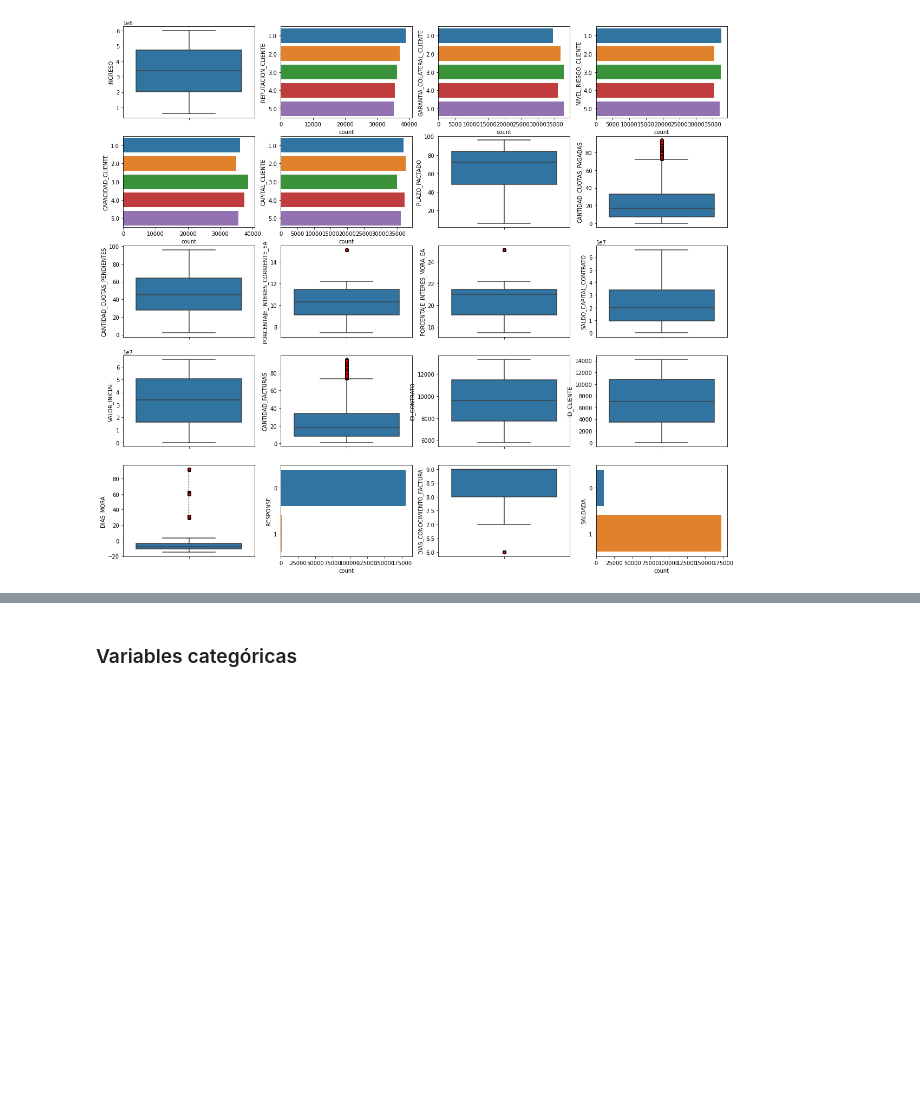
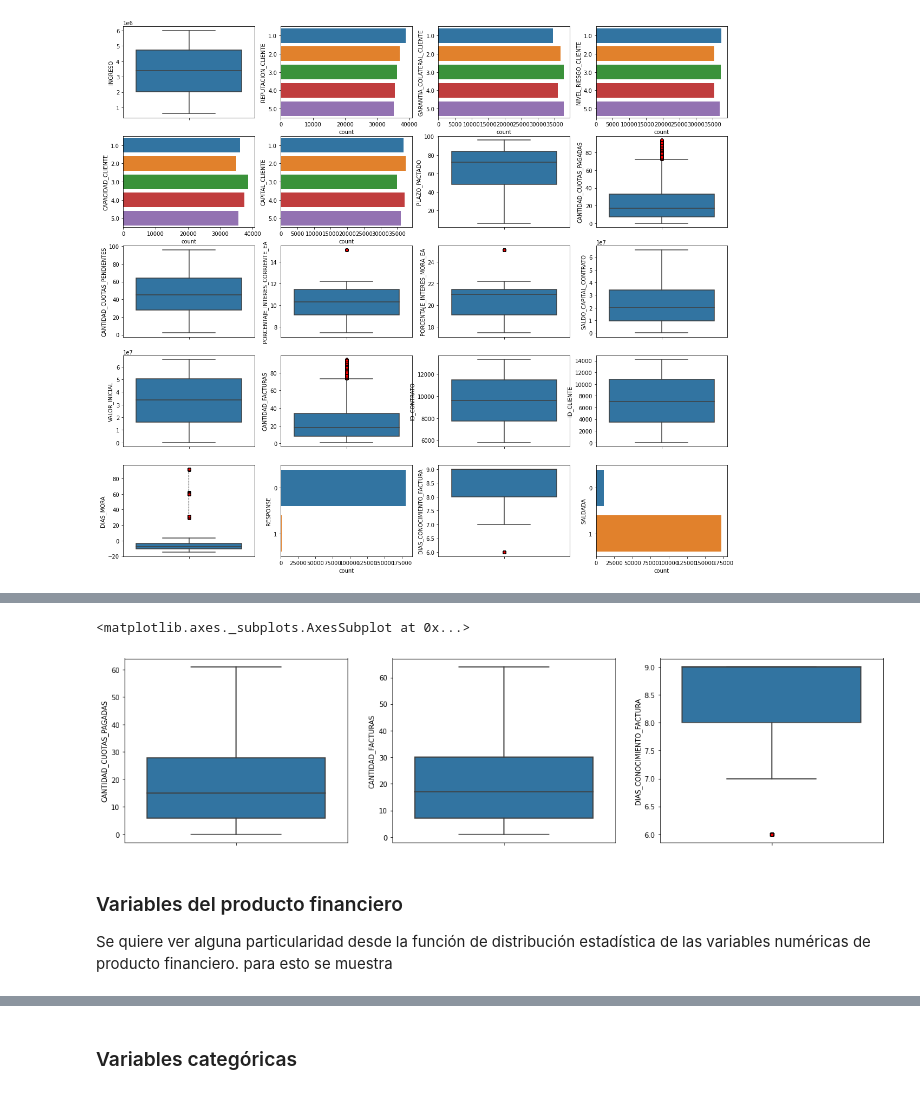
Before and after one commit to jomen93/Cartera, a Jupyter notebook: Modelo.ipynb, the cells around one changed output, grey strips where cells are left out. Cells and saved outputs as stored; diff of their text form; code cells hidden in the pictures; blank space fills up the shorter version.

```diff
--- a/Modelo.ipynb
+++ b/Modelo.ipynb
@@ -229,0 +287,8 @@ for i in range(row):
+# %%
+%load_ext autoreload
+%autoreload 2
+
+Outliers_columns = ["CANTIDAD_CUOTAS_PAGADAS", "CANTIDAD_FACTURAS", "DIAS_MORA"]
+DATA[Outliers_columns]= Remove_Outliers(DATA[Outliers_columns])
+
+# Debug
@@ -229,0 +303,13 @@ for i in range(row):
+# %%
+fig, ax = plt.subplots(1, 3, figsize=(20, 5))
+
+sns.boxplot(y=DATA["CANTIDAD_CUOTAS_PAGADAS"],ax=ax[0], flierprops=flp)
+sns.boxplot(y=DATA["CANTIDAD_FACTURAS"],ax=ax[1], flierprops=flp)
+sns.boxplot(y=DATA["DIAS_CONOCIMIENTO_FACTURA"], ax=ax[2], flierprops=flp)
+# %% [output]
+<matplotlib.axes._subplots.AxesSubplot at 0x...>
+[figure, added]
+# %% [markdown]
+### Variables del producto financiero
+
+Se quiere ver alguna particularidad desde la función de distribución estadística de las variables numéricas de producto financiero. para esto se muestra
```
Also changed, not shown: parts of 12 cells of this notebook.
